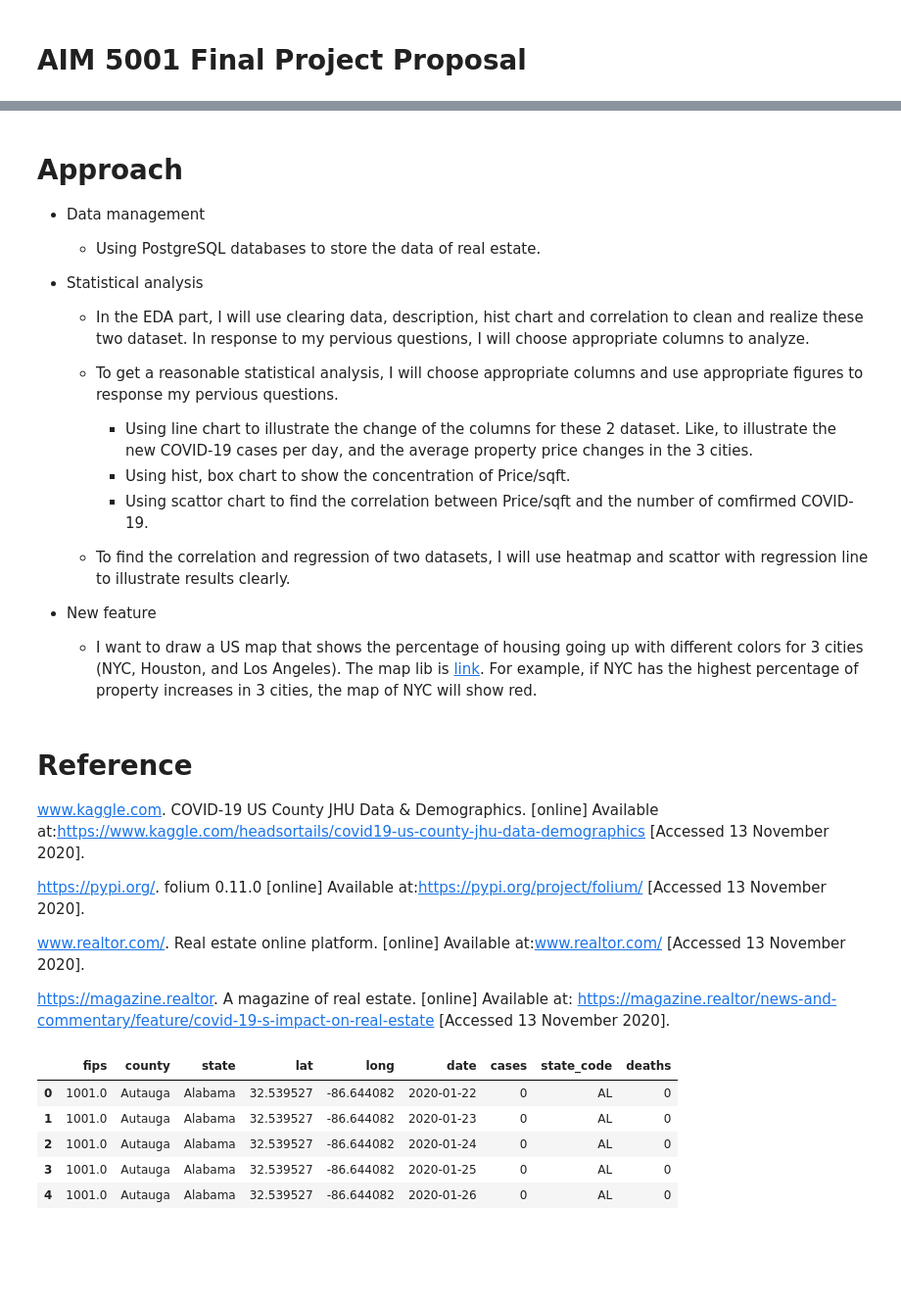
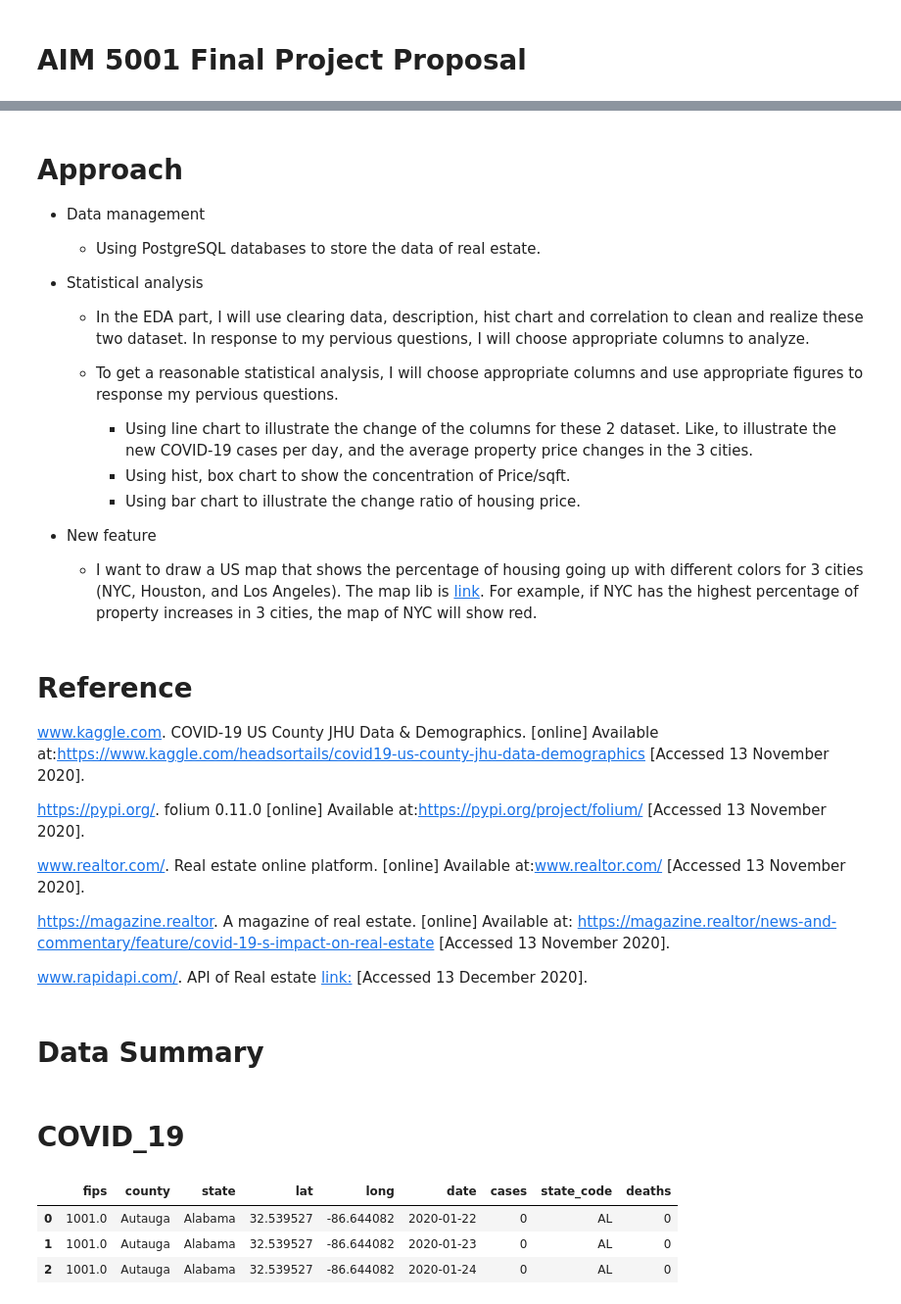
Before and after one commit to Yuehao-Wang/AIM-5001, a Jupyter notebook: Y_Wang_Final_Project.ipynb, the cells around one changed output, grey strips where cells are left out. Shown at 98% size. Cells and saved outputs as stored; diff of their text form; code cells hidden in the pictures; blank space fills up the shorter version.

```diff
--- a/Y_Wang_Final_Project.ipynb
+++ b/Y_Wang_Final_Project.ipynb
@@ -77,9 +75,7 @@ The second dataset is housing market data scraped from Realtor [link:](https://w
     - To get a reasonable statistical analysis, I will choose appropriate columns and use appropriate figures to response my pervious questions.
         - Using line chart to illustrate the change of the columns for these 2 dataset. Like, to illustrate the new COVID-19 cases per day, and the average property price changes in the 3 cities.
         - Using hist, box chart to show the concentration of Price/sqft.
-        - Using scattor chart to find the correlation between Price/sqft and the number of comfirmed COVID-19.
-
-    - To find the correlation and regression of two datasets, I will use heatmap and scattor with regression line to illustrate results clearly.
+        - Using bar chart to illustrate the change ratio of housing price.
 
 
 - New feature
@@ -96,6 +92,8 @@ www.realtor.com/. Real estate online platform. [online] Available at:www.realtor
 
 
 https://magazine.realtor. A magazine of real estate. [online] Available at: https://magazine.realtor/news-and-commentary/feature/covid-19-s-impact-on-real-estate [Accessed 13 November 2020].
+
+www.rapidapi.com/. API of Real estate [link:](https://rapidapi.com/apidojo/api/realtor) [Accessed 13 December 2020].
 # %%
 # first import libs
 import pandas as pd
@@ -103,18 +101,20 @@ import numpy as np
 import matplotlib.pyplot as plt
 import seaborn as sns
 import psycopg2
+# %% [markdown]
+# Data Summary
+# %% [markdown]
+# COVID_19
 # %%
 # To read the COVID-19 data from github and get the DataFrame.
 # covid_file = "https://raw.githubusercontent.com/Yuehao-Wang/AIM-5001/master/data/covid_us_county.csv"
 covid_file = r"D:\yeshiva\1 semester\Data Acquisition and Management CRN 13255\Final Project/covid_us_county.csv"
 covid_all_df = pd.read_csv(covid_file)
 
 # To see the head of data set
-covid_all_df.head(5)
+covid_all_df.head(3)
 # %% [output]
 |  | fips | county | state | lat | long | date | cases | state_code | deaths |
 | 0 | 1001.0 | Autauga | Alabama | 32.539527 | -86.644082 | 2020-01-22 | 0 | AL | 0 |
 | 1 | 1001.0 | Autauga | Alabama | 32.539527 | -86.644082 | 2020-01-23 | 0 | AL | 0 |
 | 2 | 1001.0 | Autauga | Alabama | 32.539527 | -86.644082 | 2020-01-24 | 0 | AL | 0 |
-| 3 | 1001.0 | Autauga | Alabama | 32.539527 | -86.644082 | 2020-01-25 | 0 | AL | 0 |
-| 4 | 1001.0 | Autauga | Alabama | 32.539527 | -86.644082 | 2020-01-26 | 0 | AL | 0 |
```
Also changed, not shown: parts of 84 cells of this notebook.
